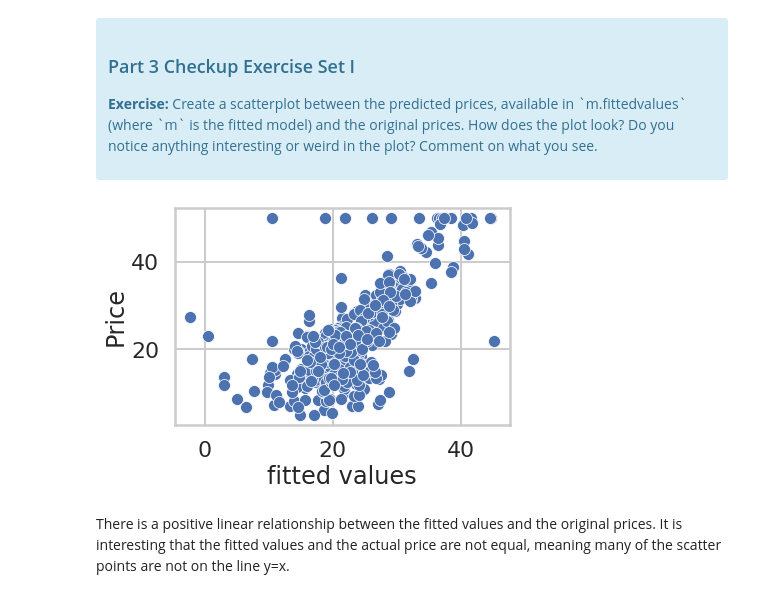
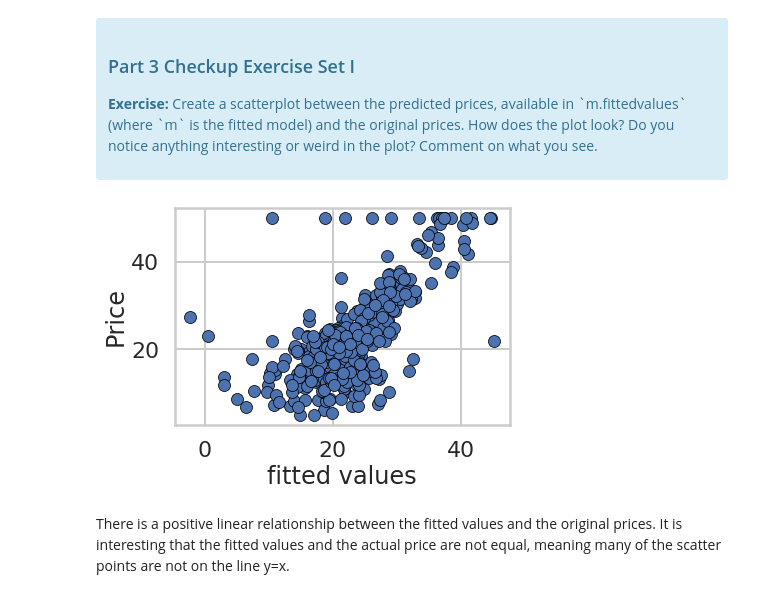
Before and after one commit to AHalarewicz/LinearRegression, a Jupyter notebook: linear_regression/Mini_Project_Linear_Regression.ipynb, the cells around one changed output. Saved outputs shown, nothing was run; the diff lists cells and outputs as text; code cells hidden in the pictures.

Commit message:
constructing plots of fitted vals and residuals

```diff
--- a/linear_regression/Mini_Project_Linear_Regression.ipynb
+++ b/linear_regression/Mini_Project_Linear_Regression.ipynb
@@ -522,11 +522,11 @@ Let's see how our model actually fit our data. We can see below that there is a
 </div>
 # %%
 # your turn
-_ = sns.scatterplot(m.fittedvalues, bos.PRICE)
+_ = sns.scatterplot(m.fittedvalues, bos.PRICE, edgecolor='k')
 _ = plt.xlabel('fitted values')
 _ = plt.ylabel('Price')
 # %% [output]
-[figure, old version]
+[figure, new version]
 # %% [markdown]
 There is a positive linear relationship between the fitted values and the original prices. It is interesting that the fitted values and the actual price are not equal, meaning many of the scatter points are not on the line y=x.
 # %% [markdown]
```
Also changed, not shown: parts of 26 cells of this notebook.
